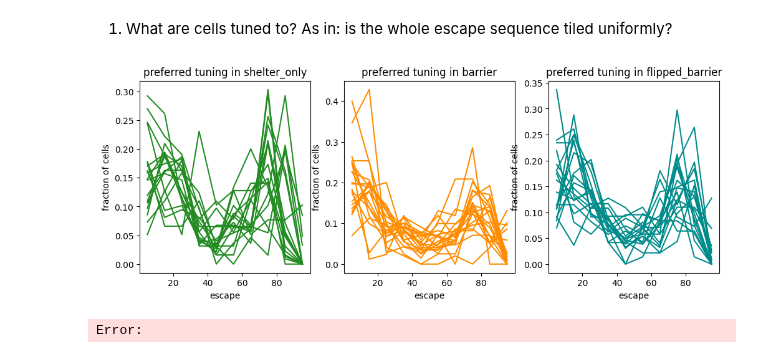
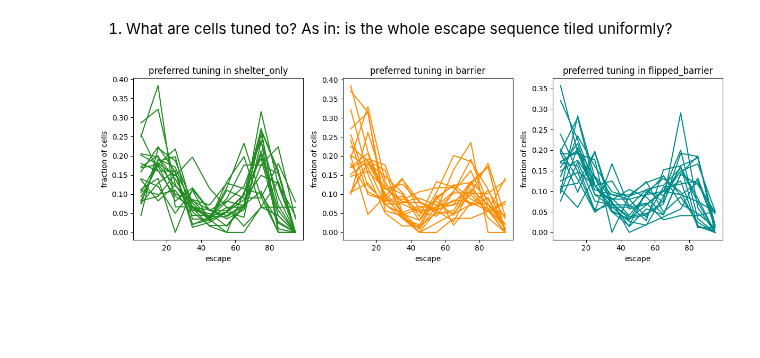
Before and after one commit to BrancoLab/JAL2_subgoal_pipeline, a Jupyter notebook: JR_test_scripts/escape/Tuning_Preference_AcrossSessions.ipynb, the cells around one changed output. Drawn from its saved outputs; the diff is of its cells as text; code cells hidden in the pictures; blank space fills up the shorter version.

```diff
--- a/JR_test_scripts/escape/Tuning_Preference_AcrossSessions.ipynb
+++ b/JR_test_scripts/escape/Tuning_Preference_AcrossSessions.ipynb
@@ -46,6 +42,7 @@ from itertools import product
 %autoreload 2
 
 compression = ['bird_dist_shelter', 'full_distance_shelter', 'escape']
+compression = ['bird_dist_shelter', 'escape']
 
 c_names = ['shelter_only', 'barrier', 'flipped_barrier']
 
@@ -74,7 +71,7 @@ for comp in compression:
         sesh_names.append(nickname)
         exp_nickname = exp.nick_name + '_' + exp.experiment_date + '_' + comp
 
-        dump_path = make_directory("Z:/Jasmine_Laurence/summary_plots/tuning_curves/" + nickname)
+        dump_path = make_directory("Z:/Jasmine_Laurence/summary_plots/tuning_curves/")
         saving_file = dump_path + exp_nickname + '_ProperTuning.npz'
         data = np.load(saving_file)
 
@@ -88,15 +85,15 @@ for comp in compression:
             params_shifts = data["arr_1"]
 
         # find sig. cells that have gaussian amplitude greater than 95th perc of linear shifts
-        tuning = params_real[:,:,1]
+        # tuning = params_real[:,:,1]
         sig_cells = params_real[:,:,0] > np.nanpercentile(params_shifts[:,:,:,0], 95, axis = 0)
         if len(all_sig_cells) == 0:
             all_sig_cells = sig_cells
-            cell_tuning = tuning
+            cell_tuning = params_real
             sesh_vector = np.ones(sig_cells.shape[0])
         else:
             all_sig_cells = np.vstack((all_sig_cells, sig_cells))
-            cell_tuning = np.vstack((cell_tuning, tuning))
+            cell_tuning = np.vstack((cell_tuning, params_real))
             sesh_vector = np.hstack((sesh_vector, np.ones(sig_cells.shape[0]) * (sesh_vector[-1]+1)))
 
     sig_cell_dict[comp] = all_sig_cells
@@ -104,28 +101,27 @@ for comp in compression:
 # %%
 """Histogram of preferred comp variable"""
 
 comp = 'escape'
 colors = ['#228B22','#FF8C00','#008B8B']
 fig, axs = plt.subplots(1,3,figsize = (12,4))
 bins = np.arange(0,101,10)
 
 # iterate over sessions
 for s in np.unique(sesh_vector):
-    this_tuning = cell_tuning_dict[comp][sesh_vector == s, :]
+    this_tuning = cell_tuning_dict[comp][sesh_vector == s, :, 1]
     this_sig = sig_cell_dict[comp][sesh_vector == s, :]
     # iterate over conditions
     for idx, c in enumerate(c_names):
         tuning = this_tuning[this_sig[:,idx] == 1,:]
         hist,_ = np.histogram(tuning[:,idx], bins = bins)
         hist = hist/len(tuning[:,idx])
         axs[idx].plot(bins[:-1] + 5, hist, color = colors[idx])
 
 for idx, c in enumerate(c_names):
     axs[idx].set_title('preferred tuning in ' + c)
     axs[idx].set_xlabel(comp)
     axs[idx].set_ylabel('fraction of cells')
 
 plt.tight_layout()
 # %% [output]
-[figure, old version]
+[figure, new version]
-Error:
```
Also changed, not shown: parts of 4 cells of this notebook, 4 other files.
